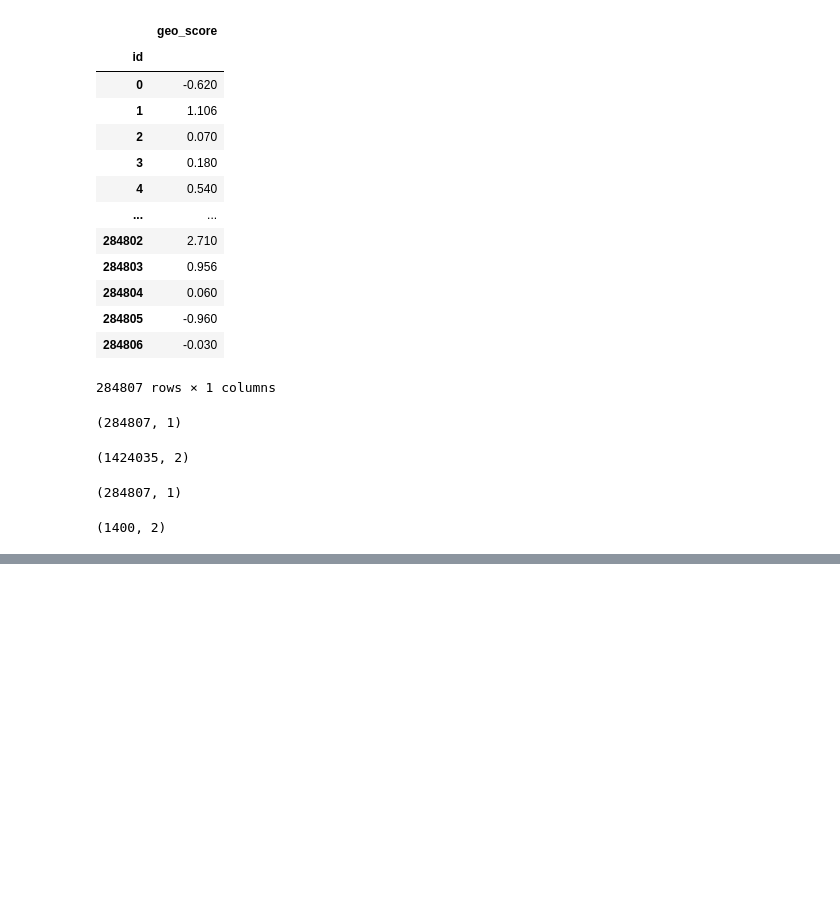
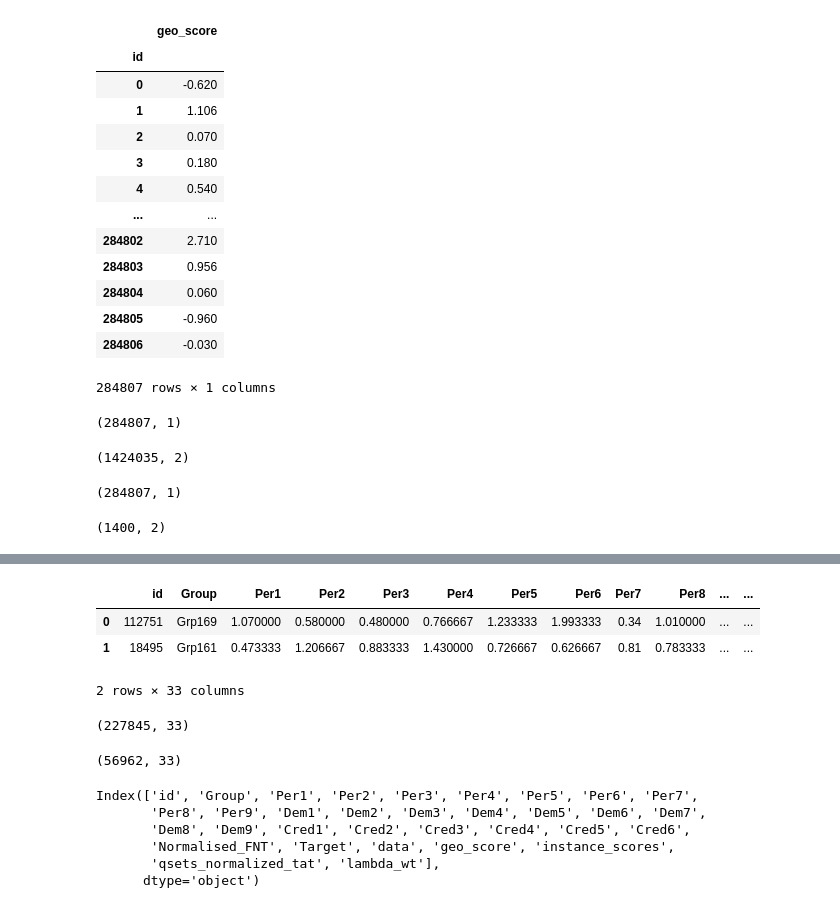
Before and after one commit to bikramcodes/Fraud-Transaction-Detector, a Jupyter notebook: notebooks/data_exploration.ipynb, the cells around one changed output, grey strips where cells are left out. Saved outputs shown, nothing was run; the diff lists cells and outputs as text; code cells hidden in the pictures; blank space fills up the shorter version.

```diff
--- a/notebooks/data_exploration.ipynb
+++ b/notebooks/data_exploration.ipynb
@@ -427,0 +468,9 @@ lambdawts.shape
+# %%
+# Checking the data
+
+all_data.head(2)
+# %% [output]
+|  | id | Group | Per1 | Per2 | Per3 | Per4 | Per5 | Per6 | Per7 | Per8 | ... | ... |
+| 0 | 112751 | Grp169 | 1.070000 | 0.580000 | 0.480000 | 0.766667 | 1.233333 | 1.993333 | 0.34 | 1.010000 | ... | ... |
+| 1 | 18495 | Grp161 | 0.473333 | 1.206667 | 0.883333 | 1.430000 | 0.726667 | 0.626667 | 0.81 | 0.783333 | ... | ... |
+2 rows × 33 columns
@@ -427,0 +482,35 @@ lambdawts.shape
+# %%
+# Checking the shape of train data
+
+train_data.shape
+# %% [output]
+(227845, 33)
+# %%
+# Checking the shape of the test data
+
+test_data.shape
+
+# Outcome:
+# Both train_data and test_data now have original shape
+# %% [output]
+(56962, 33)
+# %%
+# Checking the columns of train_data
+
+train_data.columns
+
+# Outcome:
+# column 'data' is no longer required.
+# column 'id' and 'Group' does not seem significant
+# column 'Traget' is our dependent variable
+
+# Action to take:
+# Split the data between dependent and independent variables
+# Drop columns that are not required.
+# %% [output]
+Index(['id', 'Group', 'Per1', 'Per2', 'Per3', 'Per4', 'Per5', 'Per6', 'Per7',
+       'Per8', 'Per9', 'Dem1', 'Dem2', 'Dem3', 'Dem4', 'Dem5', 'Dem6', 'Dem7',
+       'Dem8', 'Dem9', 'Cred1', 'Cred2', 'Cred3', 'Cred4', 'Cred5', 'Cred6',
+       'Normalised_FNT', 'Target', 'data', 'geo_score', 'instance_scores',
+       'qsets_normalized_tat', 'lambda_wt'],
+      dtype='object')
```
Also changed, not shown: parts of 33 cells of this notebook, 3 other files.
